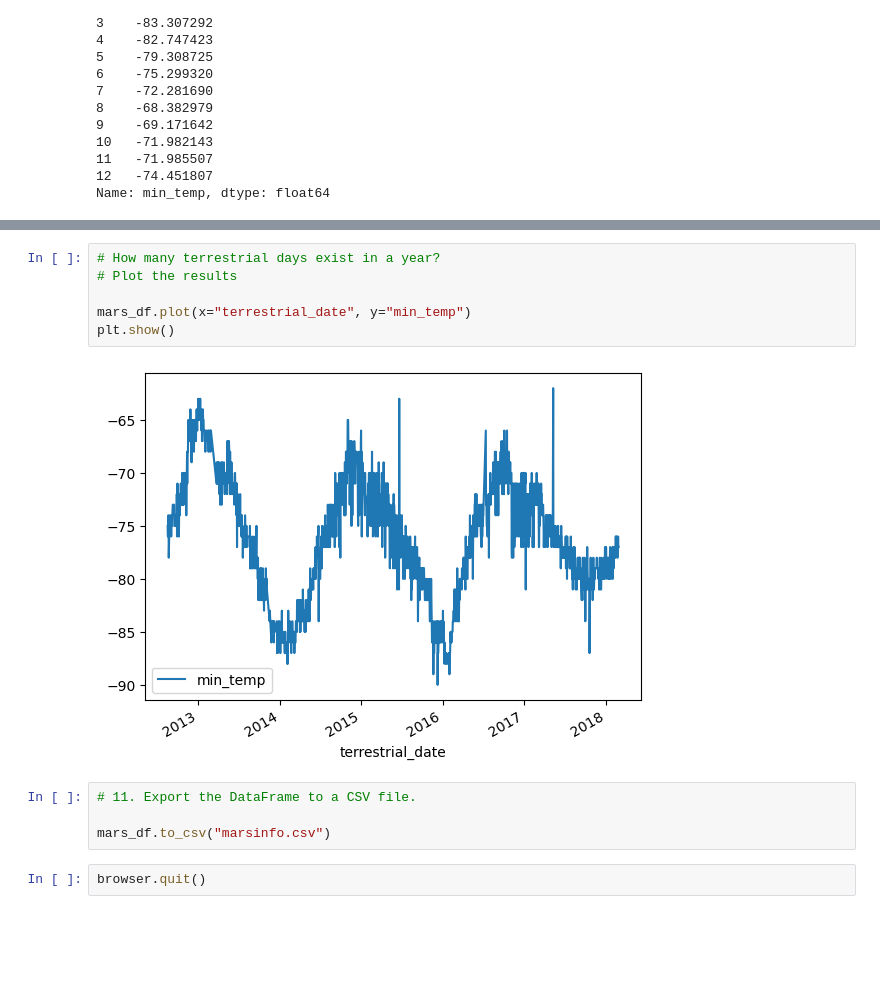
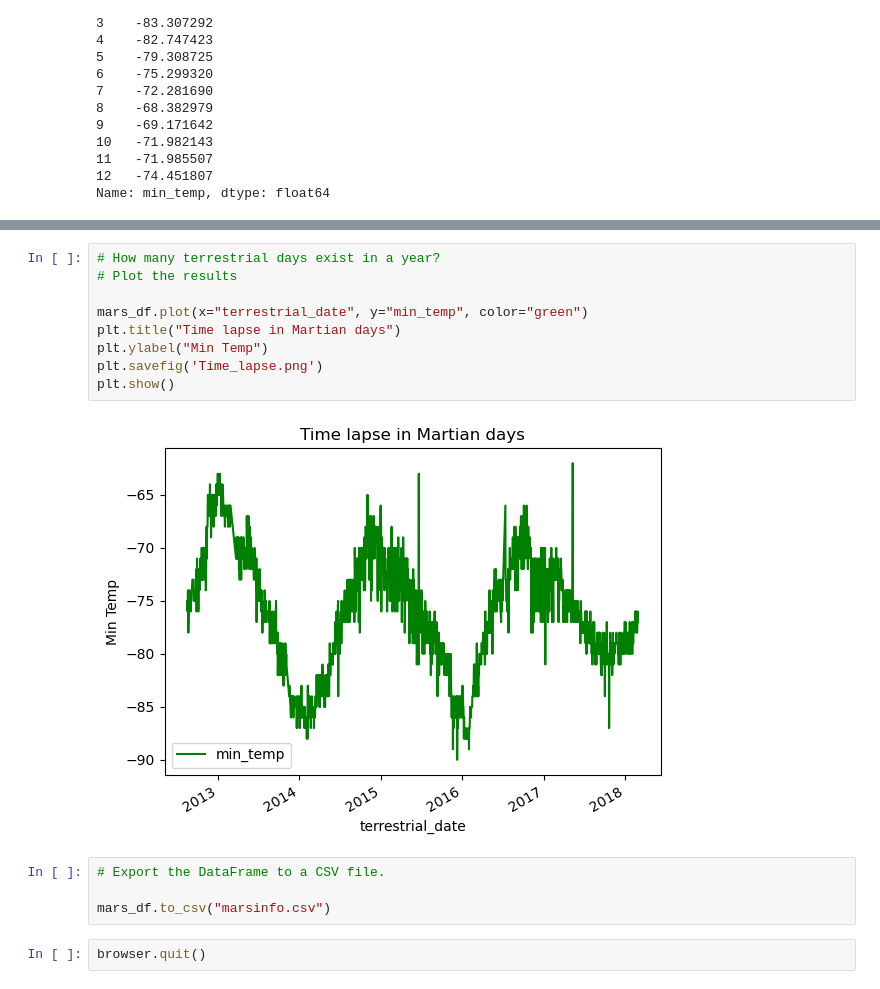
Before and after one commit to NikkoB702/Mission-to-Mars, a Jupyter notebook: Mod_11/Mod_11_Challenge/mars_data_challenge_part_2.ipynb, the cells around one changed output, grey strips where cells are left out. Drawn from its saved outputs; the diff is of its cells as text; blank space fills up the shorter version.

```diff
--- a/Mod_11/Mod_11_Challenge/mars_data_challenge_part_2.ipynb
+++ b/Mod_11/Mod_11_Challenge/mars_data_challenge_part_2.ipynb
@@ -160,13 +176,16 @@ plt.show()
 # %%
 # How many terrestrial days exist in a year?
 # Plot the results
 
-mars_df.plot(x="terrestrial_date", y="min_temp")
+mars_df.plot(x="terrestrial_date", y="min_temp", color="green")
+plt.title("Time lapse in Martian days")
+plt.ylabel("Min Temp")
+plt.savefig('Time_lapse.png')
 plt.show()
 # %% [output]
-[figure, old version]
+[figure, new version]
 # %%
-# 11. Export the DataFrame to a CSV file.
+# Export the DataFrame to a CSV file.
 
 mars_df.to_csv("marsinfo.csv")
 # %%
```
Also changed, not shown: parts of 8 cells of this notebook, 6 other files.
